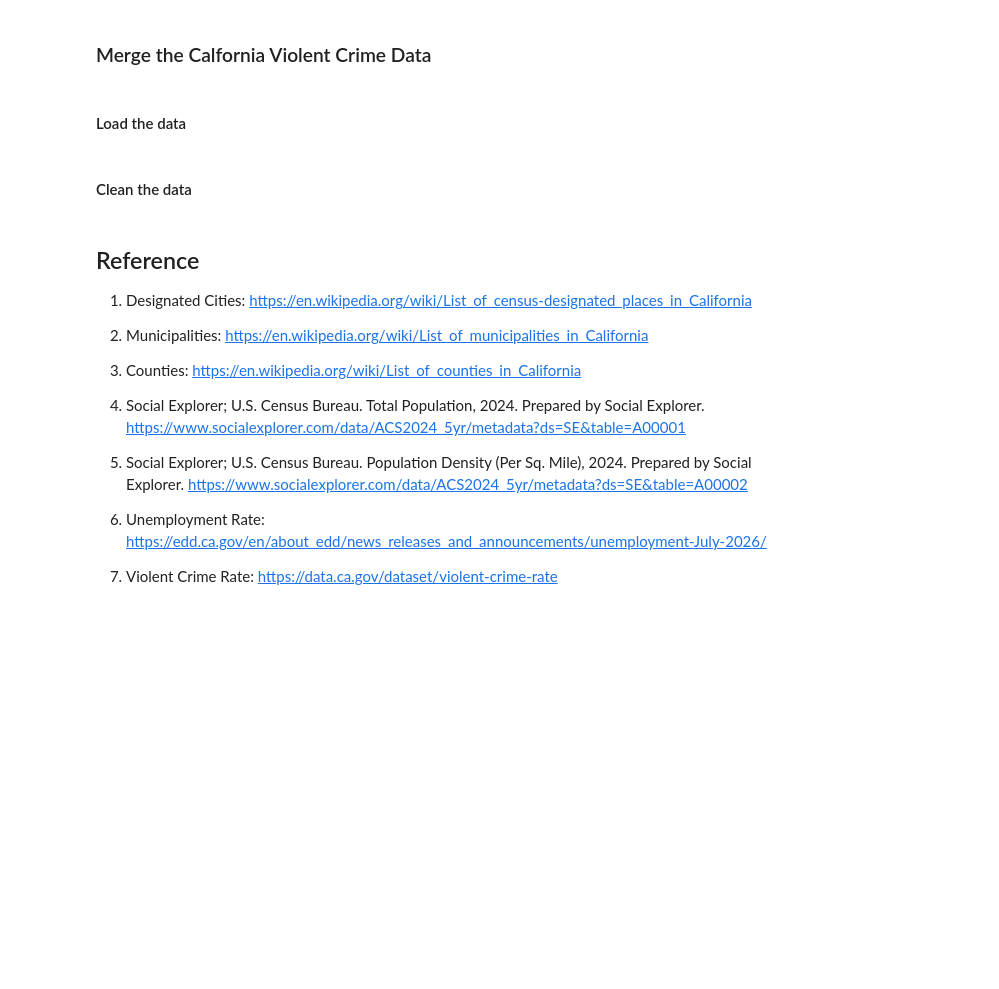
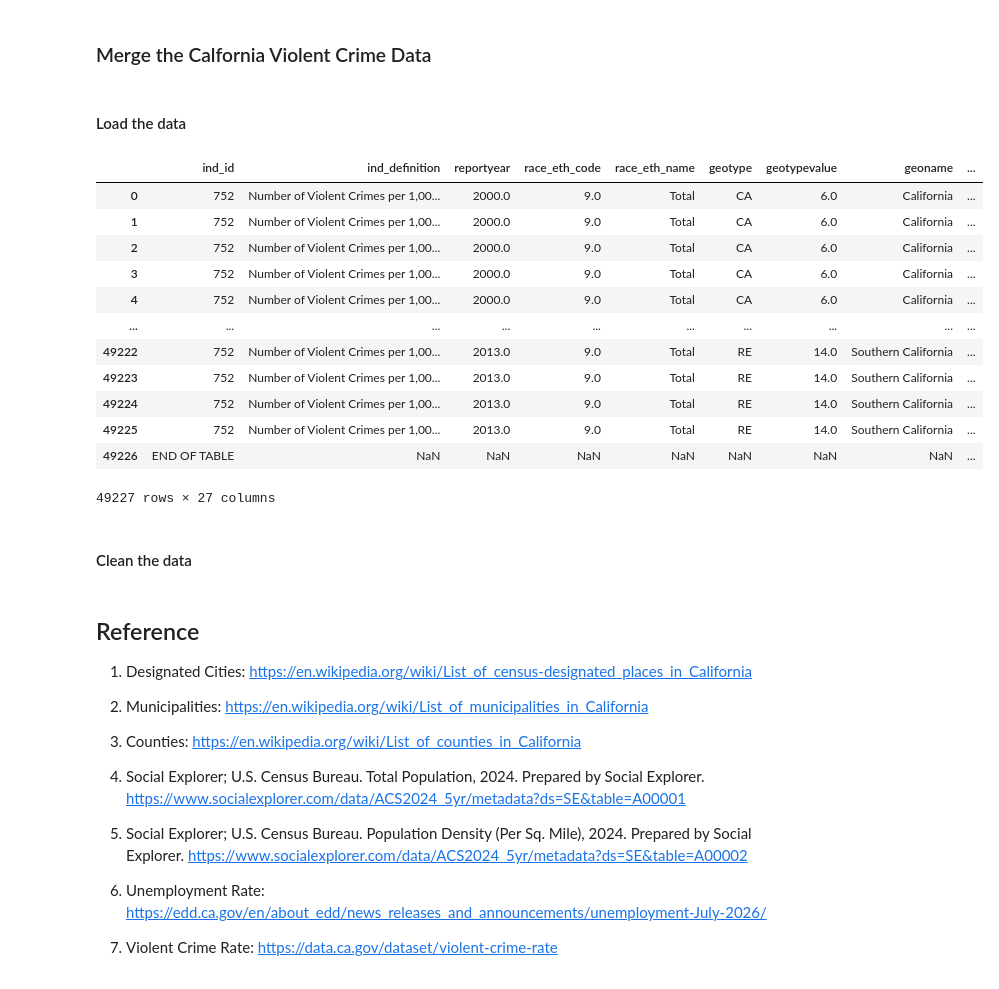
Before and after one commit to HowardChen0211/gisPy, a Jupyter notebook: ProblemSets_map.ipynb, the cells around one changed output. Cells and saved outputs as stored; diff of their text form; code cells hidden in the pictures; blank space fills up the shorter version.

```diff
--- a/ProblemSets_map.ipynb
+++ b/ProblemSets_map.ipynb
@@ -490,3 +542,21 @@ crime.head()
+# %%
+crime = pd.read_excel("crime.xlsx")
+
+crime
+# %% [output]
+|  | ind_id | ind_definition | reportyear | race_eth_code | race_eth_name | geotype | geotypevalue | geoname | ... |
+| 0 | 752 | Number of Violent Crimes per 1,00... | 2000.0 | 9.0 | Total | CA | 6.0 | California | ... |
+| 1 | 752 | Number of Violent Crimes per 1,00... | 2000.0 | 9.0 | Total | CA | 6.0 | California | ... |
+| 2 | 752 | Number of Violent Crimes per 1,00... | 2000.0 | 9.0 | Total | CA | 6.0 | California | ... |
+| 3 | 752 | Number of Violent Crimes per 1,00... | 2000.0 | 9.0 | Total | CA | 6.0 | California | ... |
+| 4 | 752 | Number of Violent Crimes per 1,00... | 2000.0 | 9.0 | Total | CA | 6.0 | California | ... |
+| ... | ... | ... | ... | ... | ... | ... | ... | ... | ... |
+| 49222 | 752 | Number of Violent Crimes per 1,00... | 2013.0 | 9.0 | Total | RE | 14.0 | Southern California | ... |
+| 49223 | 752 | Number of Violent Crimes per 1,00... | 2013.0 | 9.0 | Total | RE | 14.0 | Southern California | ... |
+| 49224 | 752 | Number of Violent Crimes per 1,00... | 2013.0 | 9.0 | Total | RE | 14.0 | Southern California | ... |
+| 49225 | 752 | Number of Violent Crimes per 1,00... | 2013.0 | 9.0 | Total | RE | 14.0 | Southern California | ... |
+| 49226 | END OF TABLE | NaN | NaN | NaN | NaN | NaN | NaN | NaN | ... |
+49227 rows × 27 columns
 # %% [markdown]
 #### Clean the data
 # %% [markdown]
```
Also changed, not shown: parts of 5 cells of this notebook.
